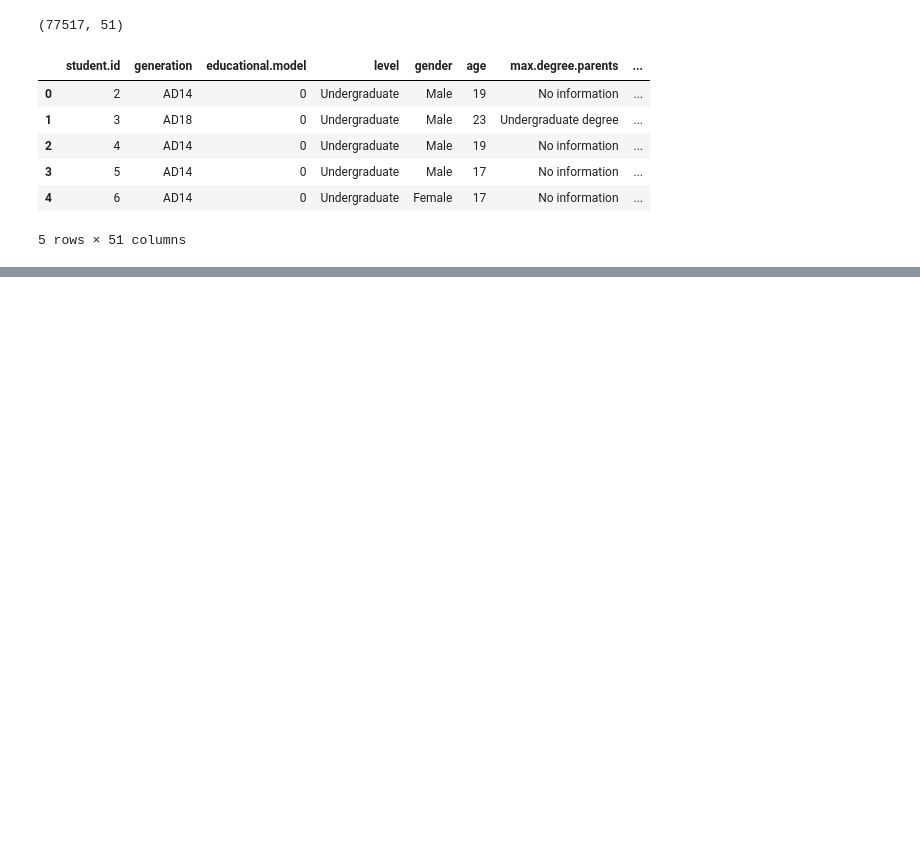
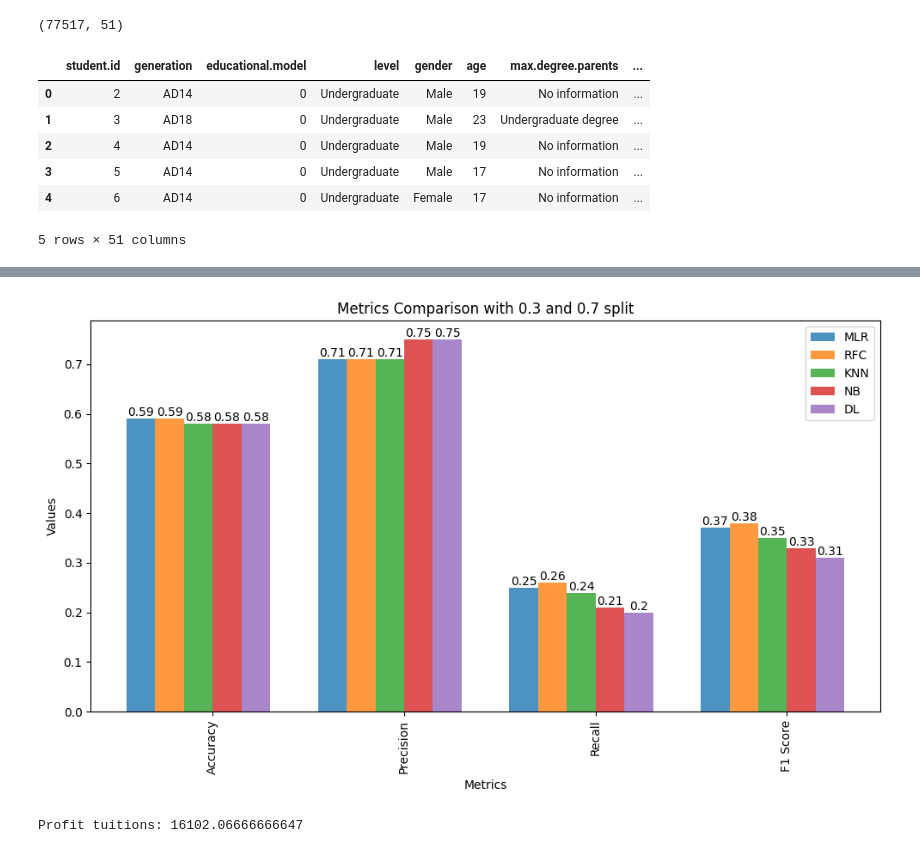
Before and after one commit to pcruiher08/SchoolDropoutAnalysis, a Jupyter notebook: an.ipynb, the cells around one changed output, grey strips where cells are left out. Cells and saved outputs as stored; diff of their text form; code cells hidden in the pictures; blank space fills up the shorter version.

```diff
--- a/an.ipynb
+++ b/an.ipynb
@@ -548,0 +525,32 @@ F1-score: 0.31266846361185985
+# %%
+import matplotlib.pyplot as plt
+
+titles = list(results30.keys())
+metric_values = list(results30.values())
+
+x = range(len(metric_values[0]))
+bar_width = 0.15
+
+fig, ax = plt.subplots(figsize=(10, 6))
+
+for i, title in enumerate(titles):
+    metric_vals = list(metric_values[i].values())
+    metric_vals= [round(val, 2) for val in metric_vals]
+
+    ax.bar(x, metric_vals, width=bar_width, alpha=0.8, label=title)
+    for j, val in enumerate(metric_vals):
+        ax.text(x[j], val, str(val), ha='center', va='bottom')
+    x = [val + bar_width for val in x]
+
+ax.set_xlabel('Metrics')
+ax.set_ylabel('Values')
+ax.set_title('Metrics Comparison with 0.3 and 0.7 split')
+
+
+ax.set_xticks([val + bar_width * len(titles) / 2 for val in range(len(metric_values[0]))])
+ax.set_xticklabels(list(metric_values[0].keys()), rotation='vertical')
+ax.legend()
+plt.tight_layout()
+plt.show()
+# %% [output]
+[figure, added]
@@ -548,0 +561,14 @@ F1-score: 0.31266846361185985
+# %%
+totalProfit = 0
+
+for index, row in df.iterrows():
+    pred = row['Prediction']
+    if(pred > 0.5):
+        totalProfit -= 1/6
+        totalProfit += 6 * 0.8
+        if(row['Dropout'] == 0):
+            totalProfit -= 6
+
+print("Profit tuitions:", totalProfit)
+# %% [output]
+Profit tuitions: 16102.06666666647
```
Also changed, not shown: parts of 21 cells of this notebook.
